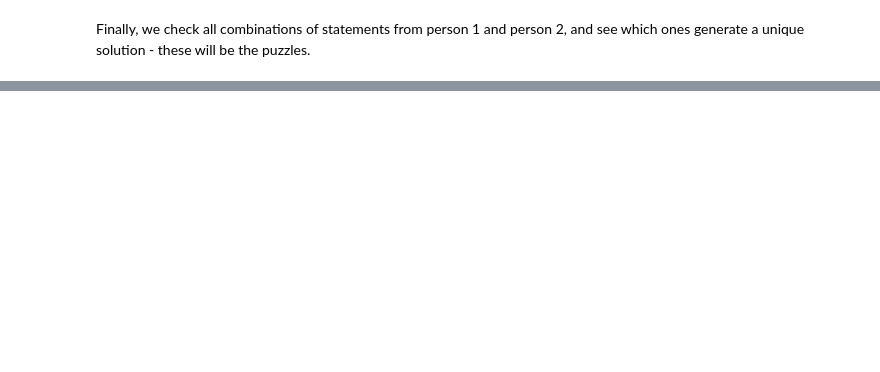
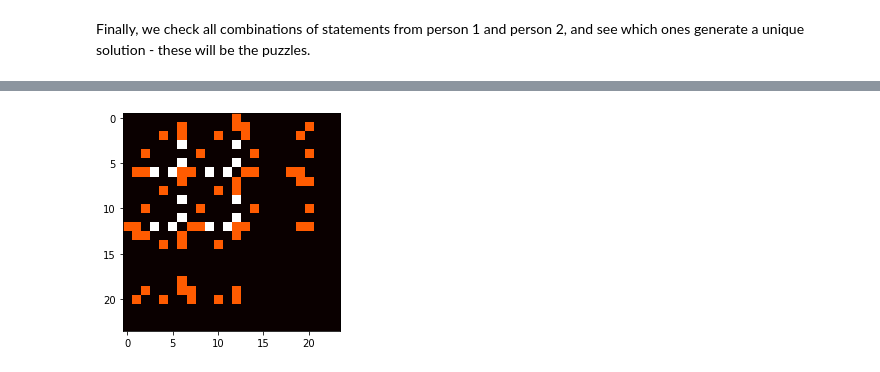
Before and after one commit to dmackinnon1/pynotes, a Jupyter notebook: Subterranea.ipynb, the cells around one changed output, grey strips where cells are left out. Drawn from its saved outputs; the diff is of its cells as text; code cells hidden in the pictures; blank space fills up the shorter version.

```diff
--- a/Subterranea.ipynb
+++ b/Subterranea.ipynb
@@ -215,0 +376,8 @@ We generated 74 puzzles.
+# %%
+import matplotlib.pyplot as plt
+import numpy as np
+
+plt.imshow(t, cmap='hot', interpolation='nearest')
+plt.show()
+# %% [output]
+[figure, added]
```
Also changed, not shown: parts of 18 cells of this notebook.
